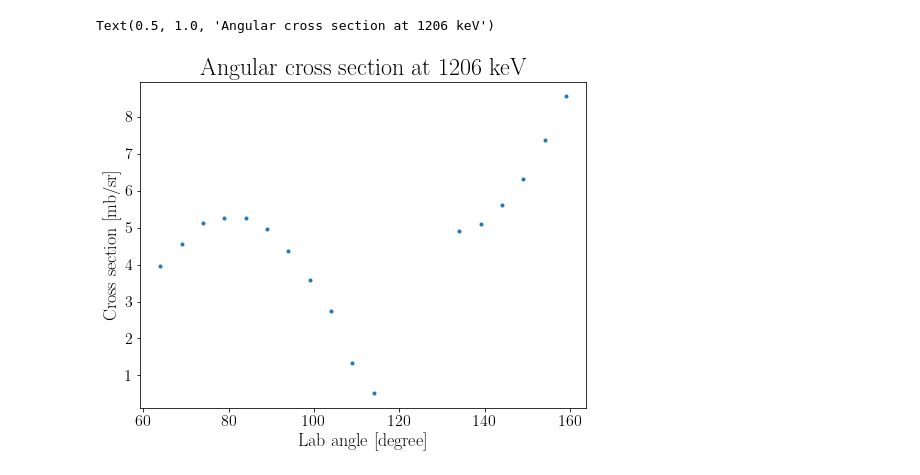
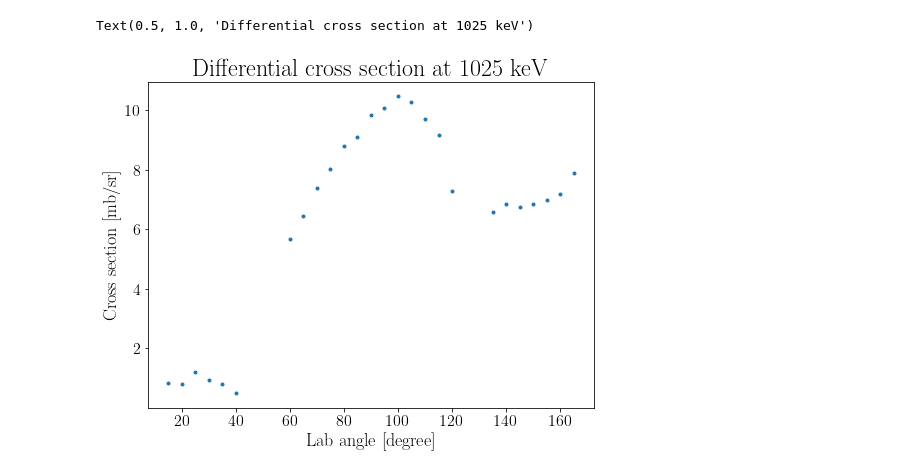
Before and after one commit to JeppeSchultzNielsen/N15-analyse, a Jupyter notebook: Alpha0CrossFitter.ipynb, the cells around one changed output. Cells and saved outputs as stored; diff of their text form; code cells hidden in the pictures.

```diff
--- a/Alpha0CrossFitter.ipynb
+++ b/Alpha0CrossFitter.ipynb
@@ -151,22 +116,22 @@ for i in range(len(angles)):
 # %%
-data = np.transpose(np.loadtxt('angCross1206.txt', skiprows=1))
+data = np.transpose(np.loadtxt('angCross1025.txt', skiprows=1))
 angles = data[0]
 counts = data[1]
 countsErr = data[2]
 directCounts = data[3]
 solid = data[4]
 VCharge = data[5]
 #med 1.57c i NPP
 #N_reactions = N_shot * (rho*thickness) * avogrados tal / atomic mass * cross * %rumvinkel
 N_shot = VCharge*5.85e7 * 1/0.95 #0.95 fra kalibrering
 rt = 5/13 * 2.26e6 * 40e-9 * 6.022*10e23 / 15
 directCross = directCounts / (N_shot * rt * solid) * 1e31
 fig, ax = plt.subplots(figsize = [8,6])
 ax.set_xlabel('Lab angle [degree]')
 ax.plot(angles,directCross,'.')
 ax.set_ylabel('Cross section [mb/sr]')
-ax.set_title(r'Angular cross section at 1206 keV')
+ax.set_title(r'Differential cross section at 1025 keV')
 # %% [output]
-Text(0.5, 1.0, 'Angular cross section at 1206 keV')
+Text(0.5, 1.0, 'Differential cross section at 1025 keV')
-[figure, old version]
+[figure, new version]
 # %%
```
Also changed, not shown: parts of 13 cells of this notebook, 32 other files.
